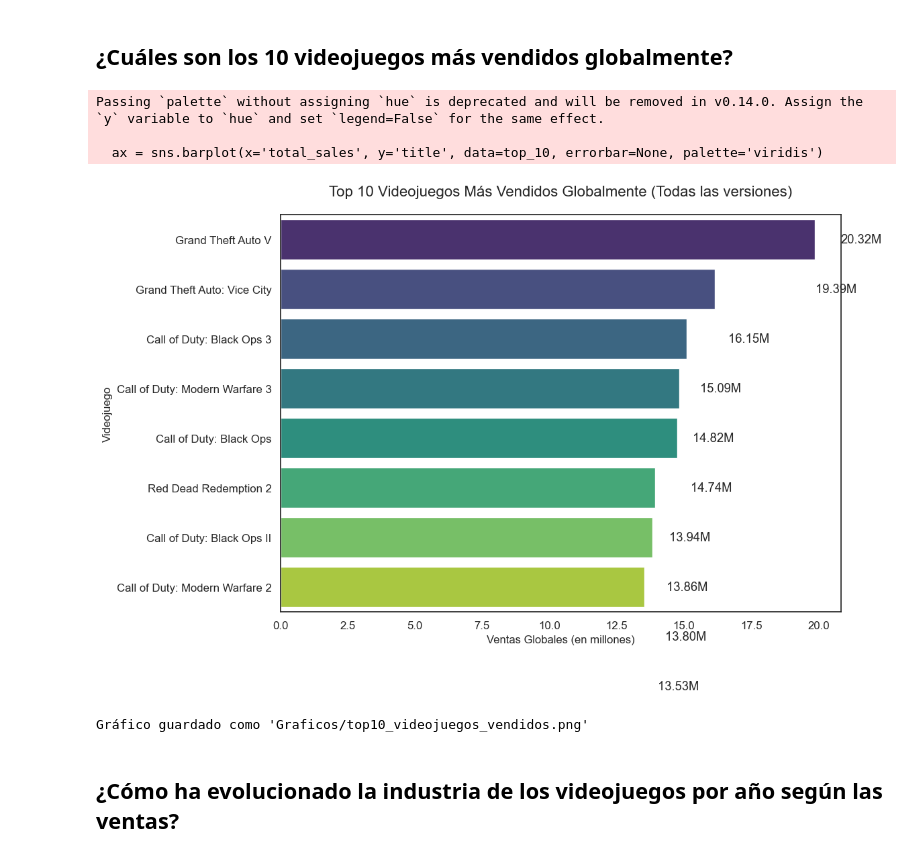
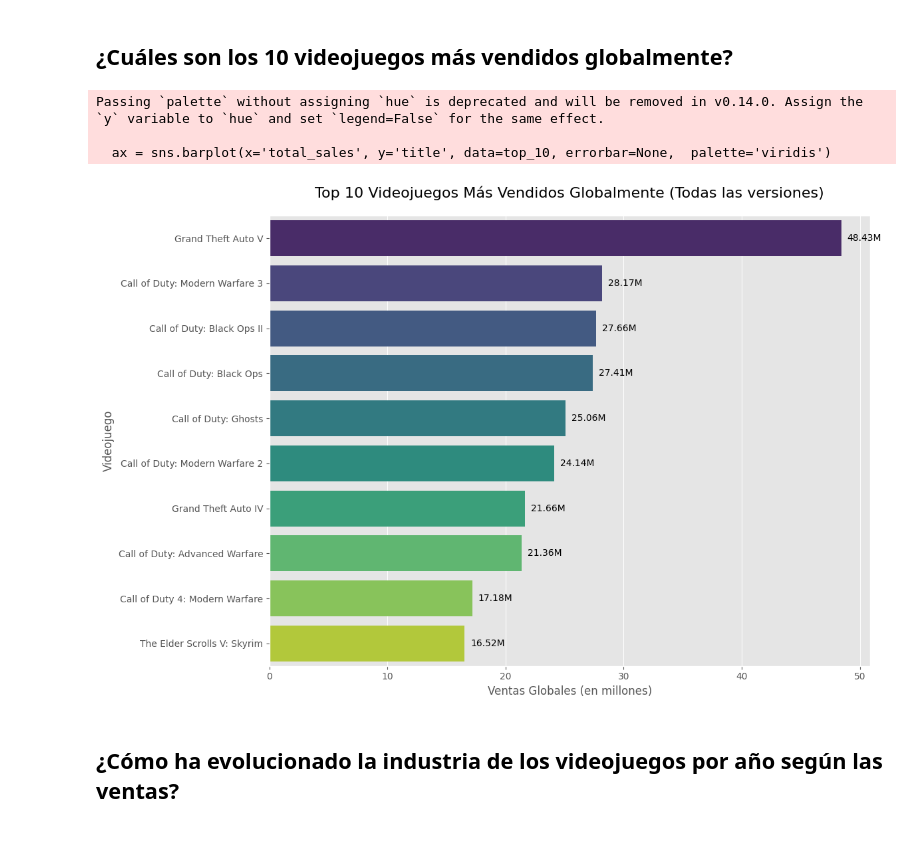
Before and after one commit to CamiloCuenca/Parcial-1-Visualizacion-Datos, a Jupyter notebook: Parcial1.ipynb, the cells around one changed output. Drawn from its saved outputs; the diff is of its cells as text; code cells hidden in the pictures.

```diff
--- a/Parcial1.ipynb
+++ b/Parcial1.ipynb
@@ -74,37 +74,47 @@ dtype: int64
 # %% [markdown]
 ## ¿Cuáles son los 10 videojuegos más vendidos globalmente?
 # %%
-import os
 import pandas as pd
+import matplotlib.pyplot as plt
 import seaborn as sns
-import matplotlib.pyplot as plt
 
-# 1. Obtener los 10 juegos más vendidos
-top_10 = df_cleaned.nlargest(10, 'total_sales')[['title', 'total_sales']]
 
-# 2. Crear carpeta si no existe
-os.makedirs('Graficos', exist_ok=True)
 
-# 3. Crear el gráfico de barras
+# ================================
+# 4. Top 10 videojuegos más vendidos
+# ================================
+# Configuración del estilo
+plt.style.use('ggplot')
+
+# Agrupar por título del juego y sumar las ventas
+game_sales = df_cleaned.groupby('title')['total_sales'].sum().reset_index()
+
+# Ordenar por ventas totales y tomar los 10 primeros
+top_10 = game_sales.sort_values('total_sales', ascending=False).head(10).reset_index(drop=True)
+
+# Crear la figura
 plt.figure(figsize=(12, 8))
-ax = sns.barplot(x='total_sales', y='title', data=top_10, errorbar=None, palette='viridis')
 
-# 4. Añadir etiquetas con los valores
+# Crear el gráfico de barras horizontales
+ax = sns.barplot(x='total_sales', y='title', data=top_10, errorbar=None,  palette='viridis')
+
+# Añadir etiquetas
 for i, v in enumerate(top_10['total_sales']):
     ax.text(v + 0.5, i, f'{v:.2f}M', va='center')
 
-# 5. Personalizar títulos y ejes
+# Personalizar títulos y ejes
 plt.title('Top 10 Videojuegos Más Vendidos Globalmente (Todas las versiones)', fontsize=16, pad=20)
 plt.xlabel('Ventas Globales (en millones)', fontsize=12)
 plt.ylabel('Videojuego', fontsize=12)
 
-# 6. Ajustar el diseño y guardar
+# Ajustar el diseño
 plt.tight_layout()
+
+# Guardar el gráfico
 plt.savefig('Graficos/top10_videojuegos_vendidos.png', dpi=300, bbox_inches='tight')
+
+# Mostrar el gráfico
 plt.show()
-plt.close()
-
-print("Gráfico guardado como 'Graficos/top10_videojuegos_vendidos.png'")
 # %% [output]
 Passing `palette` without assigning `hue` is deprecated and will be removed in v0.14.0. Assign the `y` variable to `hue` and set `legend=False` for the same effect.
 
@@ -112,5 +122,4 @@ Passing `palette` without assigning `hue` is deprecated and will be removed in v
-[figure, old version]
+[figure, new version]
-Gráfico guardado como 'Graficos/top10_videojuegos_vendidos.png'
 # %% [markdown]
 ## ¿Cómo ha evolucionado la industria de los videojuegos por año según las ventas?
 # %%
```
Also changed, not shown: parts of 3 cells of this notebook, 4 other files.
